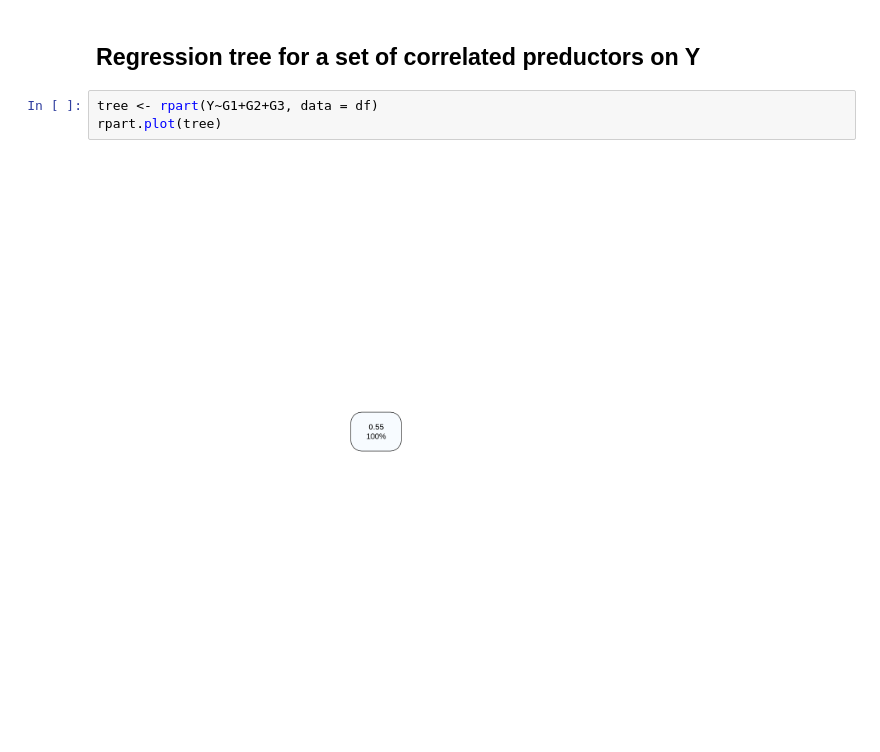
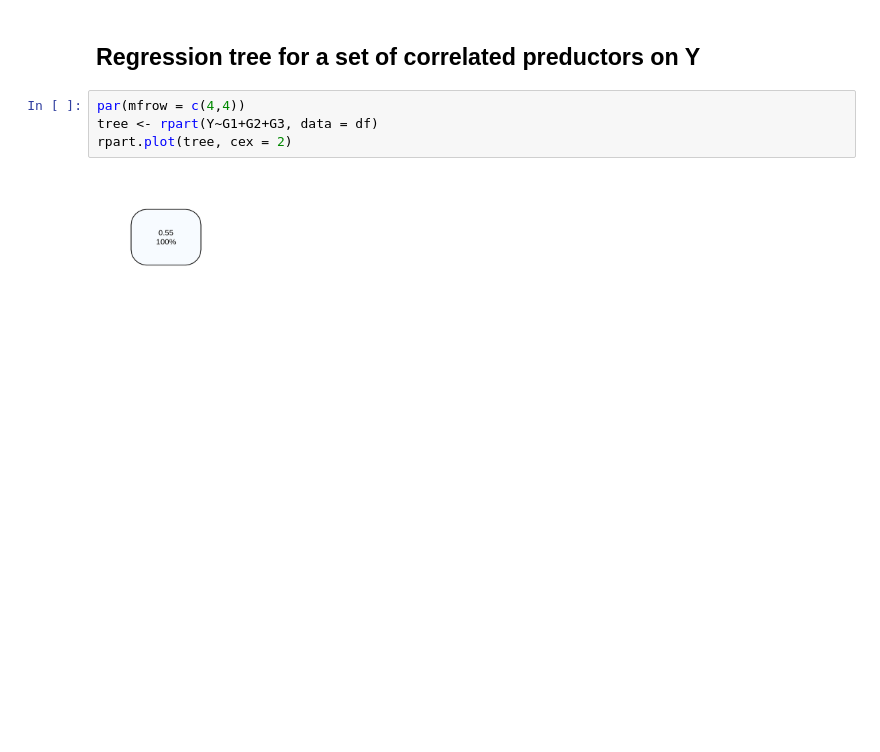
Before and after one commit to Jlokkerbol/masterclass, a Jupyter notebook: Data_understanding.ipynb, the cells around one changed output. Drawn from its saved outputs; the diff is of its cells as text.

```diff
--- a/Data_understanding.ipynb
+++ b/Data_understanding.ipynb
@@ -345,7 +345,8 @@ for(i in 1:ncol(df)){
 # %% [markdown]
 ## Regression tree for a set of correlated preductors on Y
 # %%
+par(mfrow = c(4,4))
 tree <- rpart(Y~G1+G2+G3, data = df)
-rpart.plot(tree)
+rpart.plot(tree, cex = 2)
 # %% [output]
-[figure, old version]
+[figure, new version]
```
